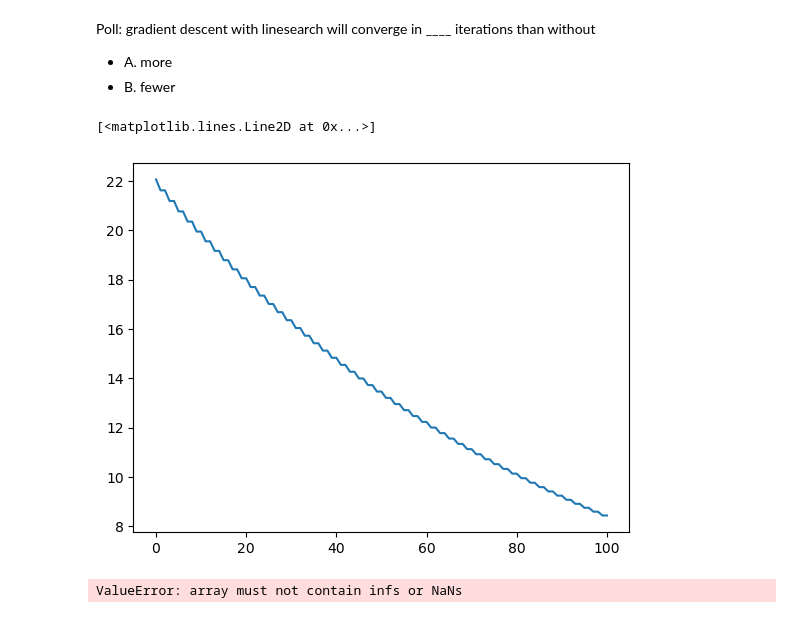
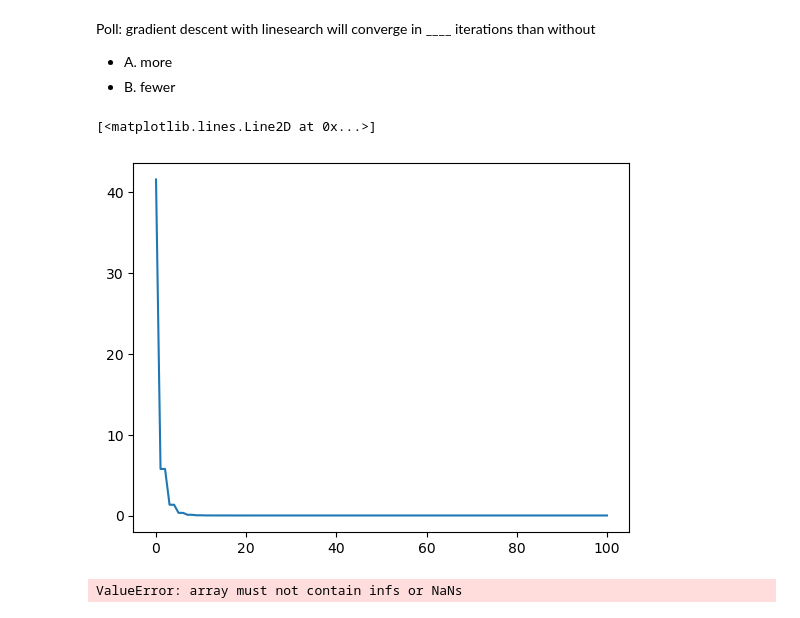
Before and after one commit to stanford-cme-307/demos, a Jupyter notebook: gradient-descent.ipynb, the cells around one changed output. Cells and saved outputs as stored; diff of their text form; code cells hidden in the pictures.

```diff
--- a/gradient-descent.ipynb
+++ b/gradient-descent.ipynb
@@ -123,35 +123,35 @@ def gradient_descent_linesearch(f, gradf,
             w = randn(d),     # start at a random w
             maxiters = 100,   # maximum number of iterations
             c = .01           # Armijo sufficient decrease
             ):
 
     fks = []       # a list to record all the values f(w) we see
     fw = f(w)
     fks.append(fw) # record the initial value
     g = gradf(w)
     alpha0 = alpha
 
     # start descending!
     for k in range(maxiters):
         w_new = w - alpha*g      # take a gradient step
         fw_new = f(w_new)
         while fw_new > fw - c*alpha*norm(g)**2:
             alpha = alpha/2
             w_new = w - alpha*g      # take a gradient step
             fw_new = f(w_new)
         w, fw, g = w_new, fw_new, gradf(w)
         alpha = alpha0
         fks.append(fw)
     return w, fks
 
-w, fks = gradient_descent_linesearch(f, gradf, alpha = 1, c = .01)
+w, fks = gradient_descent_linesearch(f, gradf, alpha = 1, c = .0001)
 
 plt.plot(fks, label="sum of square errors")
 # plt.semilogy(fks, label="sum of square errors")
 # plt.loglog(fks, label="sum of square errors")
 # %% [output]
 [<matplotlib.lines.Line2D at 0x...>]
-[figure, old version]
+[figure, new version]
 # %%
 """Quasi-Newton methods are a class of methods that use second-order information to speed up convergence."""
 def quasi_newton(f, gradf,
```
Also changed, not shown: 2 other files.
